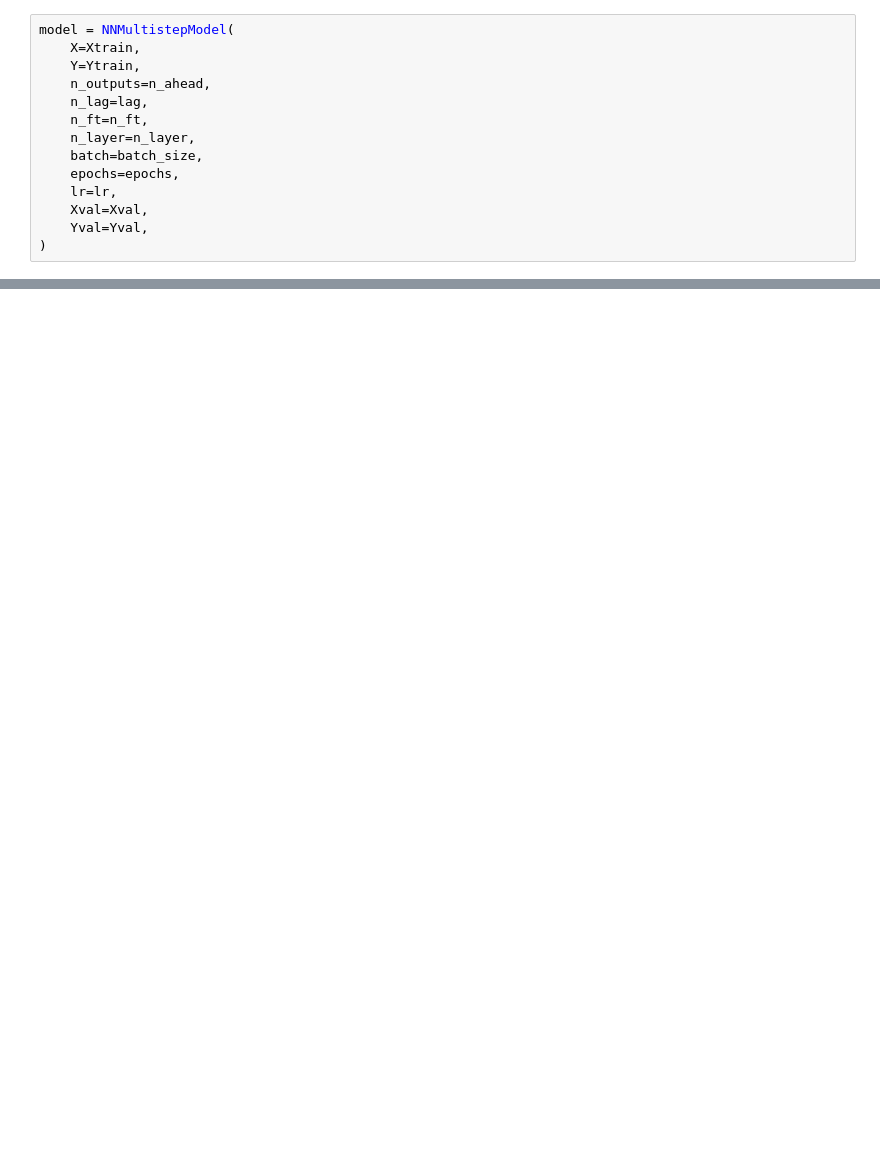
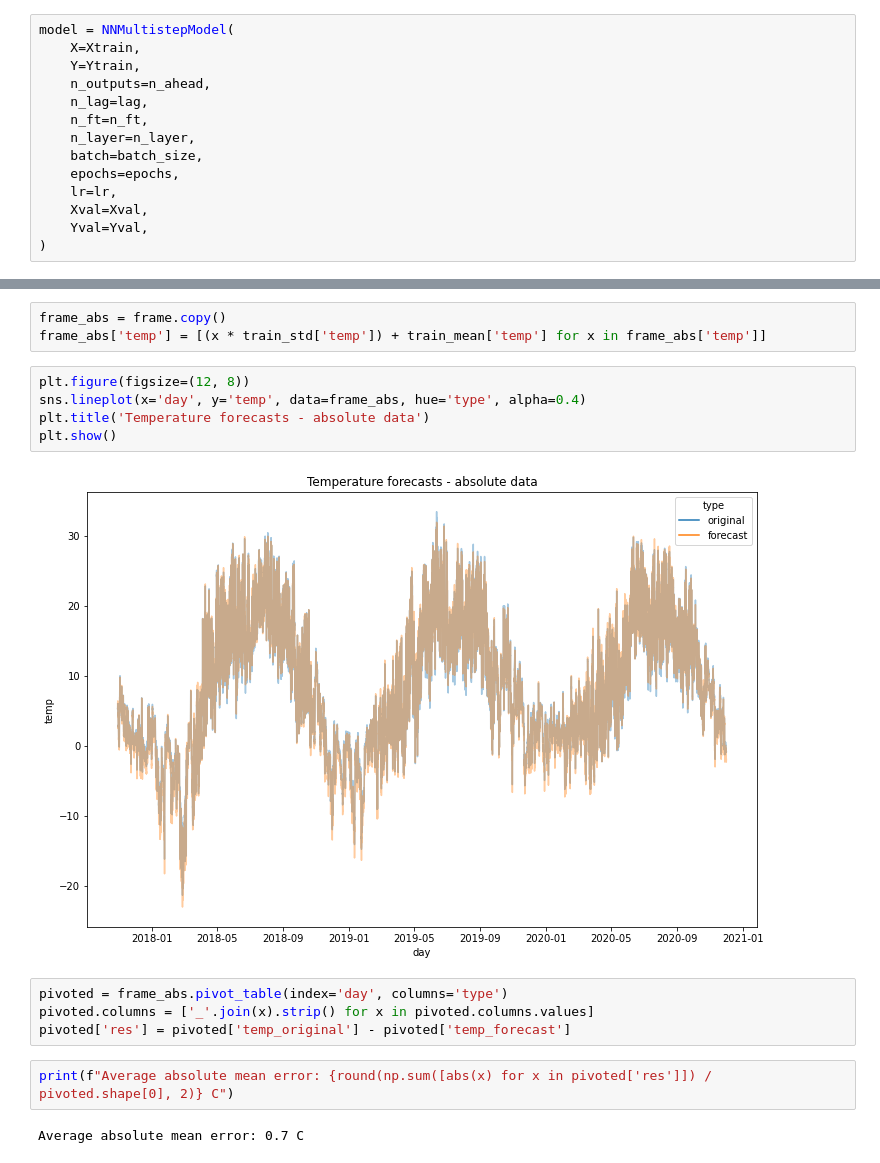
Before and after one commit to Eligijus112/Vilnius-weather-LSTM, a Jupyter notebook: weather-analysis.ipynb, the cells around one changed output, grey strips where cells are left out. Cells and saved outputs as stored; diff of their text form; blank space fills up the shorter version.

```diff
--- a/weather-analysis.ipynb
+++ b/weather-analysis.ipynb
@@ -443,0 +478,18 @@ plt.show()
+# %%
+frame_abs = frame.copy()
+frame_abs['temp'] = [(x * train_std['temp']) + train_mean['temp'] for x in frame_abs['temp']]
+# %%
+plt.figure(figsize=(12, 8))
+sns.lineplot(x='day', y='temp', data=frame_abs, hue='type', alpha=0.4)
+plt.title('Temperature forecasts - absolute data')
+plt.show()
+# %% [output]
+[figure, added]
+# %%
+pivoted = frame_abs.pivot_table(index='day', columns='type')
+pivoted.columns = ['_'.join(x).strip() for x in pivoted.columns.values]
+pivoted['res'] = pivoted['temp_original'] - pivoted['temp_forecast']
+# %%
+print(f"Average absolute mean error: {round(np.sum([abs(x) for x in pivoted['res']]) / pivoted.shape[0], 2)} C")
+# %% [output]
+Average absolute mean error: 0.7 C
```
Also changed, not shown: parts of 19 cells of this notebook.
